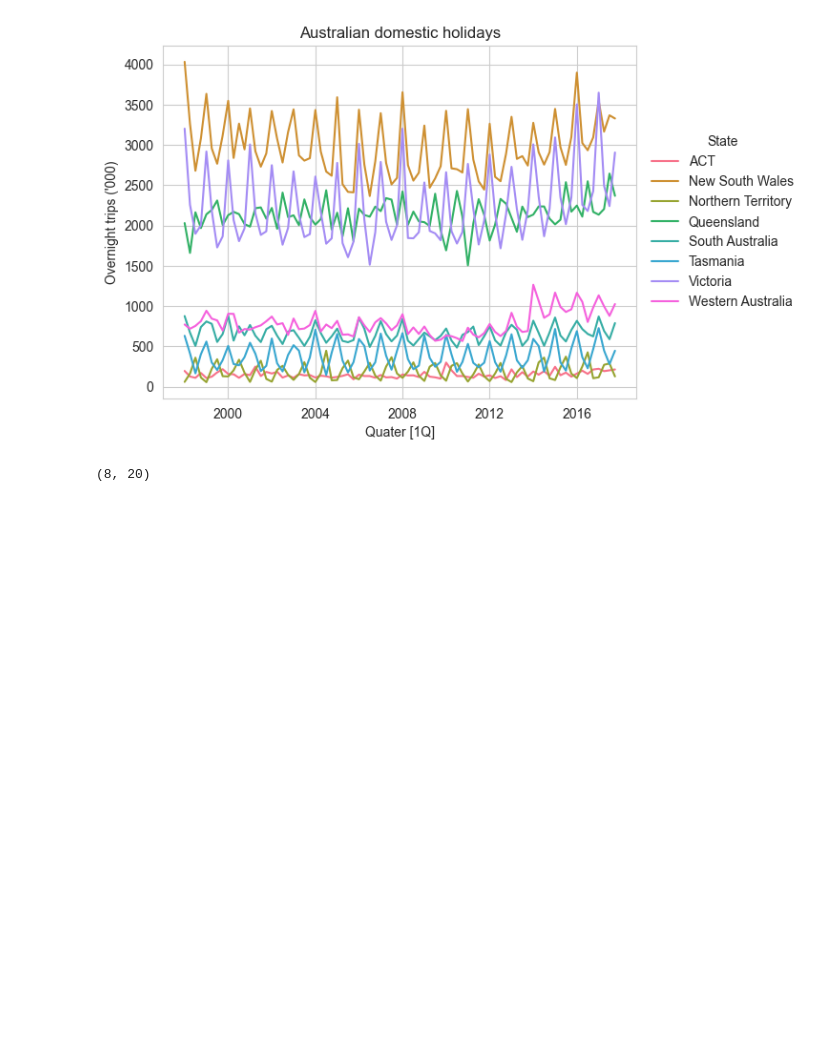
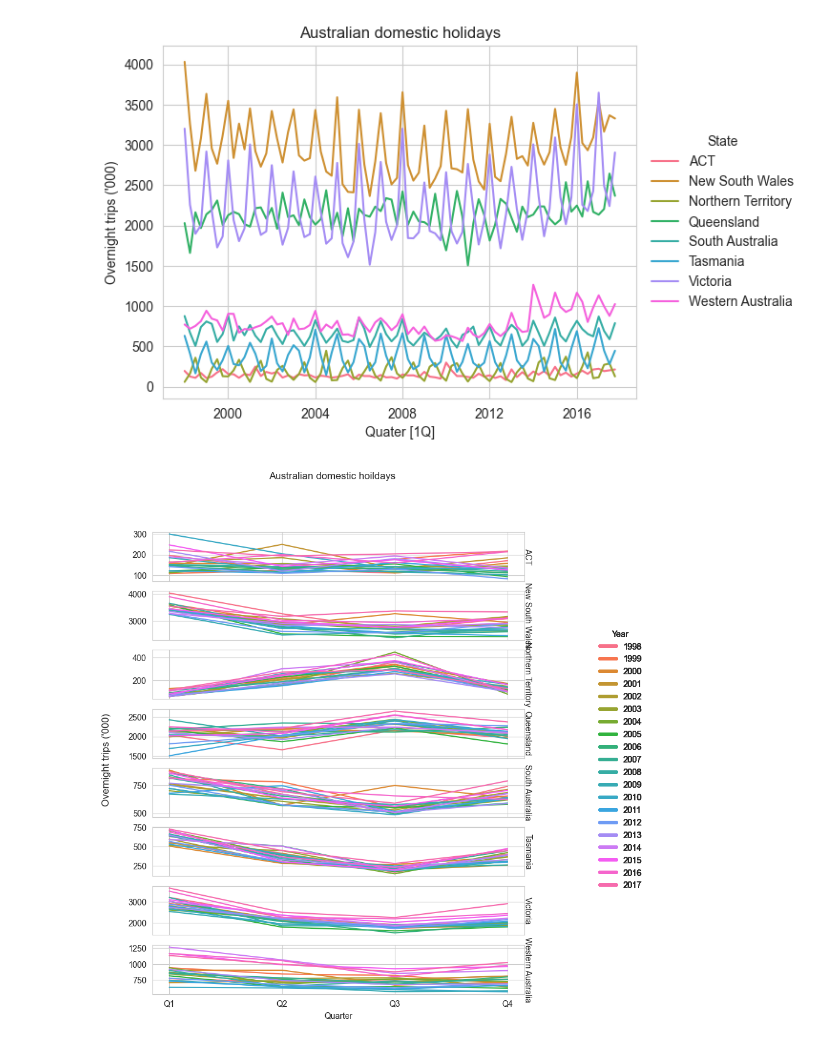
Before and after one commit to zamu-302/Time-series, a Jupyter notebook: Chapter2.ipynb, the cells around one changed output. Saved outputs shown, nothing was run; the diff lists cells and outputs as text; code cells hidden in the pictures; blank space fills up the shorter version.

```diff
--- a/Chapter2.ipynb
+++ b/Chapter2.ipynb
@@ -380,20 +380,20 @@ fig.show()
 # %%
 df=trips.assign(Quarter="Q"+trips["ds"].dt.quarter.astype("string"),
                 Year=trips["ds"].dt.year,)
 num_states,num_years=df[["State","Year"]].nunique()
 palette = sns.color_palette("husl", num_years)
 fig,axes=plt.subplots(num_states,sharex=True,figsize=(8,10))
 for ax,(state,state_df) in zip(axes,df.groupby("State")):
-    sns.lineplot(data=state_df,x="Quater",y="y",hue="Year",palatte=palette,ax=ax)
+    sns.lineplot(data=state_df,x="Quarter",y="y",hue="Year",palette=palette,ax=ax)
     ax.get_legend().remove()
     ax.set(ylabel="")
-    ax.text(1.02,0.5,state,va="center",ha="right",rotate=270,size="medium",transform=ax.transAxes)
+    ax.text(1.02,0.5,state,va="center",ha="right",rotation=270,size="medium",transform=ax.transAxes)
     handles,labels=ax.get_legend_handles_labels()
     for h in handles:
         h.set(linewidth=4)
     fig.legend(handles,labels,title="Year",loc="center left",bbox_to_anchor=(1.05,0.5),frameon=False,borderaxespad=0)
     fig.suptitle("Australian domestic hoildays")
     fig.supylabel("Overnight trips ('000)")
     fig.show()
 # %% [output]
-(8, 20)
+[figure, added]
```
Also changed, not shown: parts of 14 cells of this notebook.
